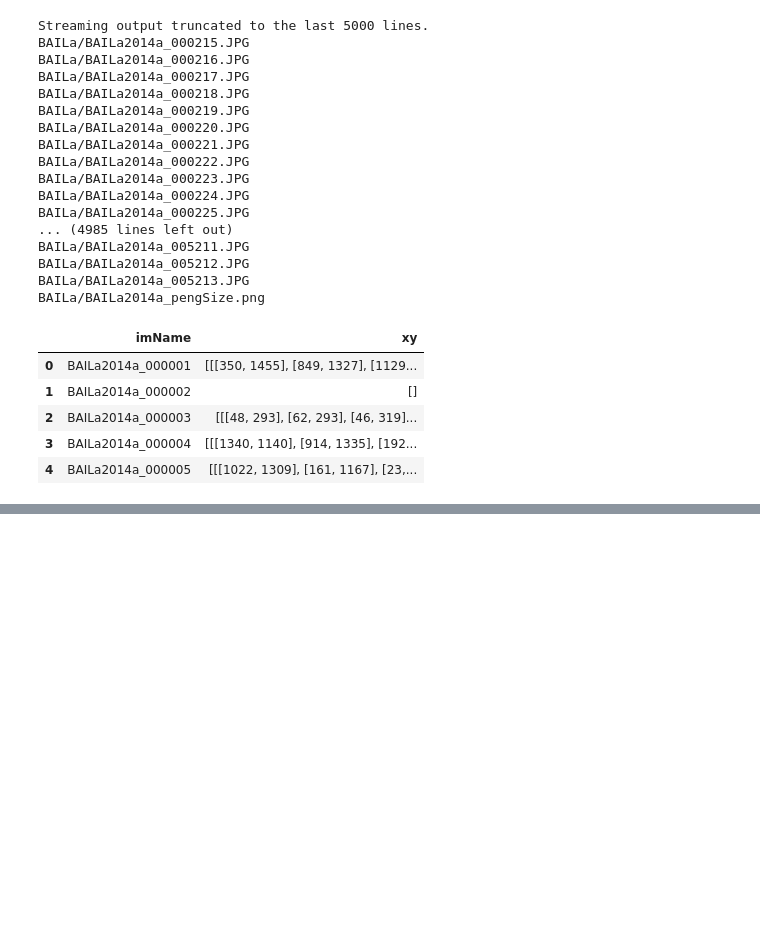
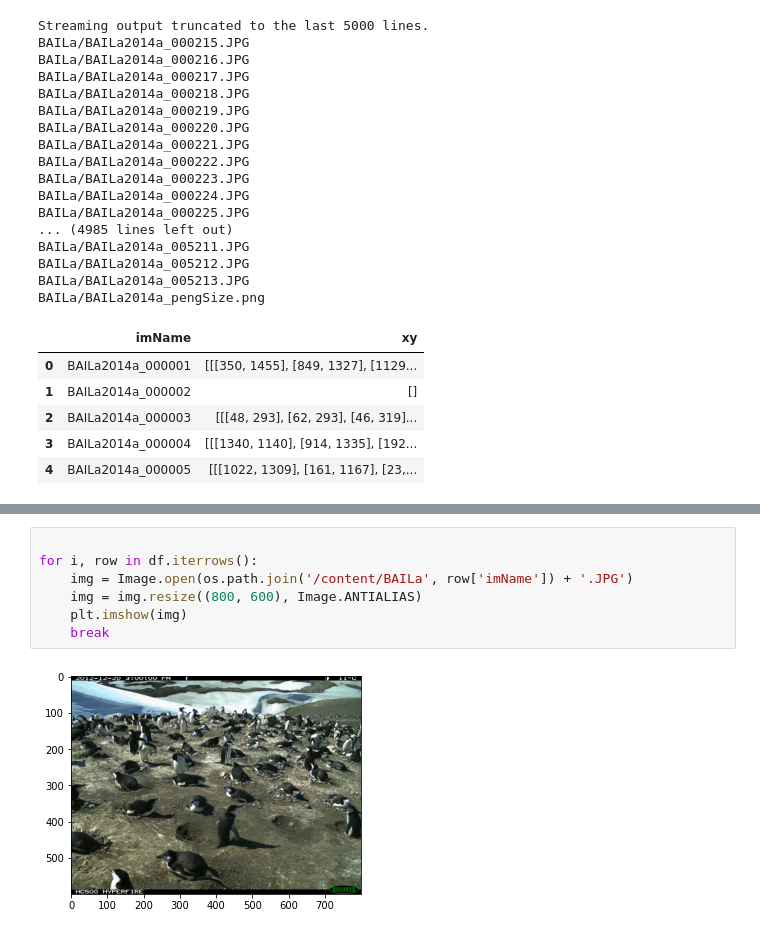
Before and after one commit to alexjochs/ECE_539_Penguins, a Jupyter notebook: PenguinsPreprocess.ipynb, the cells around one changed output, grey strips where cells are left out. Saved outputs shown, nothing was run; the diff lists cells and outputs as text; blank space fills up the shorter version.

```diff
--- a/PenguinsPreprocess.ipynb
+++ b/PenguinsPreprocess.ipynb
@@ -204,0 +242,9 @@ KeyboardInterrupt: ignored
+# %%
+
+for i, row in df.iterrows():
+    img = Image.open(os.path.join('/content/BAILa', row['imName']) + '.JPG')
+    img = img.resize((800, 600), Image.ANTIALIAS)
+    plt.imshow(img)
+    break
+# %% [output]
+[figure, added]
```
Also changed, not shown: parts of 13 cells of this notebook.
